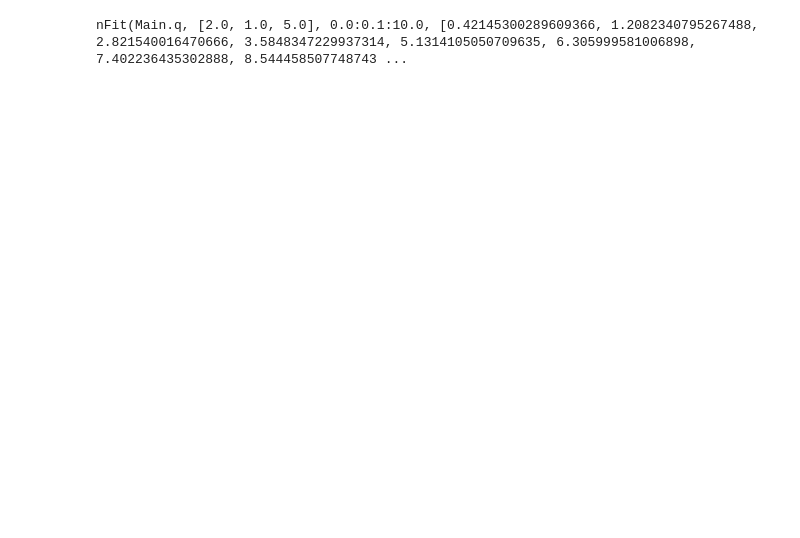
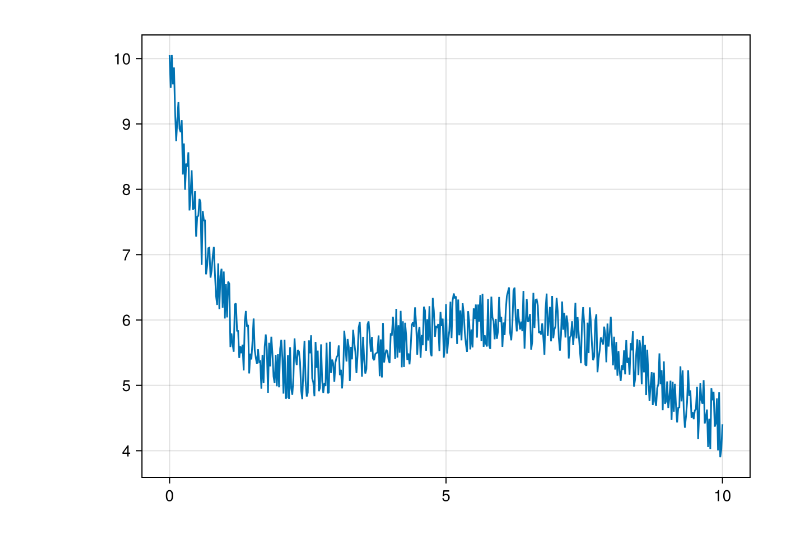
Before and after one commit to Julia-KAERI/NumericalAnalysis, a Jupyter notebook: src/topics/notebooks/levenberg_marquadt.ipynb, the cells around one changed output. Cells and saved outputs as stored; diff of their text form; code cells hidden in the pictures; blank space fills up the shorter version.

```diff
--- a/src/topics/notebooks/levenberg_marquadt.ipynb
+++ b/src/topics/notebooks/levenberg_marquadt.ipynb
@@ -140,9 +208,11 @@ fit (generic function with 1 method)
-# %%
-q(x, p) = p[1]*sin(x) + p[2] * x + p[3]
-t=0.0:0.1:10.0
-data = 5.0*sin.(t) .+ 7.0 .* t .+ (0.5.*rand(length(t)))
-
-# jacobian(q, t, [2.0, 1], 0.001)
-lm = nFit(q, [2.0, 1.0, 5.0], t, data, MaxIter=10)
-# %% [output]
-nFit(Main.q, [2.0, 1.0, 5.0], 0.0:0.1:10.0, [0.42145300289609366, 1.2082340795267488, 2.821540016470666, 3.5848347229937314, 5.1314105050709635, 6.305999581006898, 7.402236435302888, 8.544458507748743 ...
+# %%
+q(x, p) = p[1] * exp(-(x-p[2])^2/p[3]) + p[4]*exp(-x/p[5])
+q2(x, p) = @. p[1] * exp(-(x-p[2])^2/50) + p[3]*exp(-x/p[4]) + p[5]
+t=0.0:0.02:10.0
+data = [q(x, [6.0, 6.0, 50.0, 7.0, 1.0]) for x in t]
+
+data += (rand(length(data)).- 0.5)
+
+lines(t, data)
+# %% [output]
+[figure, added]
```
Also changed, not shown: parts of 29 cells of this notebook, 5 other files.
